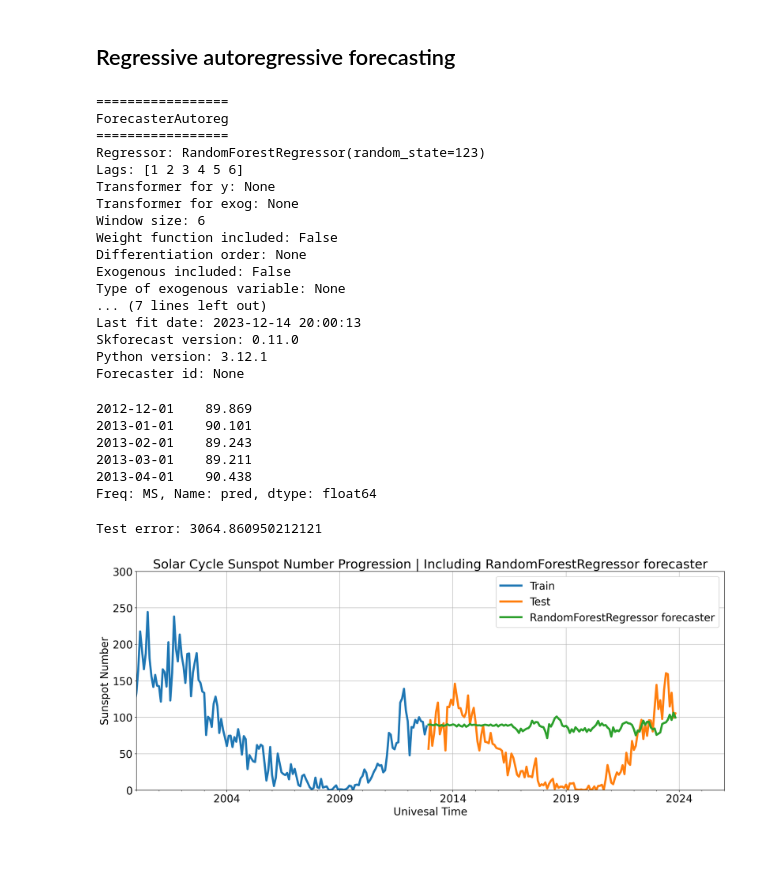
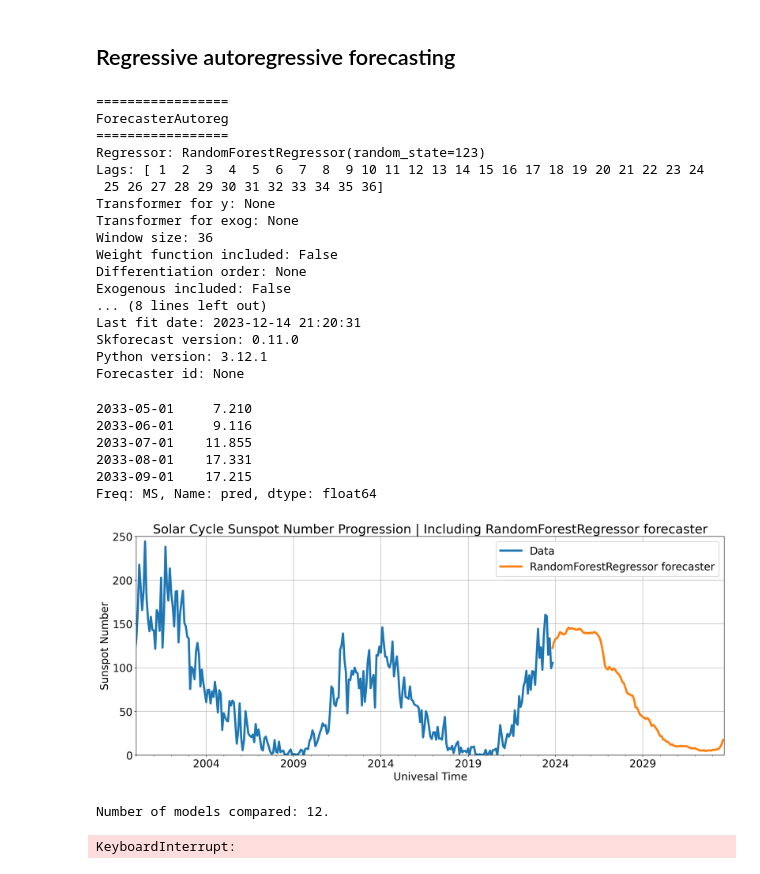
Before and after one commit to levetation/spaceweather, a Jupyter notebook: solarcycleProgression.ipynb, the cells around one changed output. Saved outputs shown, nothing was run; the diff lists cells and outputs as text; code cells hidden in the pictures.

Commit message:
Plotting forecast only.

```diff
--- a/solarcycleProgression.ipynb
+++ b/solarcycleProgression.ipynb
@@ -132,7 +132,7 @@ Test dates  : 2012-12-01 00:00:00 --- 2023-11-01 00:00:00  (n=132)
 # %%
 forecaster = ForecasterAutoreg(
     regressor = RandomForestRegressor(random_state=123),
-    lags = 6
+    lags = 36
 )
 
 forecaster.fit(y=data_train['ssn'])
@@ -142,54 +142,77 @@ forecaster
 ForecasterAutoreg
 =================
 Regressor: RandomForestRegressor(random_state=123)
-Lags: [1 2 3 4 5 6]
+Lags: [ 1  2  3  4  5  6  7  8  9 10 11 12 13 14 15 16 17 18 19 20 21 22 23 24
+ 25 26 27 28 29 30 31 32 33 34 35 36]
 Transformer for y: None
 Transformer for exog: None
-Window size: 6
+Window size: 36
 Weight function included: False
 Differentiation order: None
 Exogenous included: False
-Type of exogenous variable: None
-... (7 lines left out)
-Last fit date: 2023-12-14 20:00:13
+... (8 lines left out)
+Last fit date: 2023-12-14 21:20:31
 Skforecast version: 0.11.0
 Python version: 3.12.1
 Forecaster id: None
 # %%
 # Predictions
-steps = 132
+steps = 250
 predictions = forecaster.predict(steps=steps)
-predictions.head(5)
+predictions.tail(5)
 # %% [output]
-2012-12-01    89.869
-2013-01-01    90.101
-2013-02-01    89.243
-2013-03-01    89.211
-2013-04-01    90.438
+2033-05-01     7.210
+2033-06-01     9.116
+2033-07-01    11.855
+2033-08-01    17.331
+2033-09-01    17.215
 Freq: MS, Name: pred, dtype: float64
-# %%
-test_error = mean_squared_error(
-    y_true = data_test['ssn'],
-    y_pred = predictions
-)
-
-print(f"Test error: {test_error}")
-# %% [output]
-Test error: 3064.860950212121
 # %%
 fig, ax = plt.subplots(figsize=(20, 7.5), dpi=150)
 
-data_train['ssn'].plot(ax=ax, label='Train')
-data_test['ssn'].plot(ax=ax, label='Test')
-predictions.plot(ax=ax, label='RandomForestRegressor forecaster')
+# data_train['ssn'].plot(ax=ax, label='Train')
+# data_test['ssn'].plot(ax=ax, label='Test')
+
+dt['ssn'].plot(ax=ax, label='Data')
+
+pred = predictions[(predictions.index>=data_test.index.max())]
+pred.plot(ax=ax, label='RandomForestRegressor forecaster')
 
 # Plot labels
 plt.legend(loc='best', framealpha=1)
 plt.title("Solar Cycle Sunspot Number Progression | Including RandomForestRegressor forecaster")
-plt.xlim('2000', '2026')
-plt.ylim(0, 300)
+plt.xlim('2000', predictions.index.max())
+plt.ylim(0, 250)
 plt.ylabel("Sunspot Number")
 plt.xlabel("Univesal Time")
 plt.grid()
 # %% [output]
-[figure, old version]
+[figure, new version]
+# %%
+steps = 36
+
+forecaster = ForecasterAutoreg(
+    regressor = RandomForestRegressor(random_state=123),
+    lags = 12
+)
+
+lags_grid = [10, 20]
+param_grid = {'n_estimators': [100, 500], 'max_depth': [3, 5, 10]}
+
+result_grid = grid_search_forecaster(
+    forecaster         = forecaster,
+    y                  = data_train['ssn'],
+    param_grid         = param_grid,
+    lags_grid          = lags_grid,
+    steps              = steps,
+    refit              = False,
+    metric             = 'mean_squared_error',
+    initial_train_size = int(len(data_train)*0.5),
+    fixed_train_size   = False,
+    return_best        = True,
+    n_jobs             = 'auto',
+    verbose            = False
+)
+# %% [output]
+Number of models compared: 12.
+KeyboardInterrupt:
```
